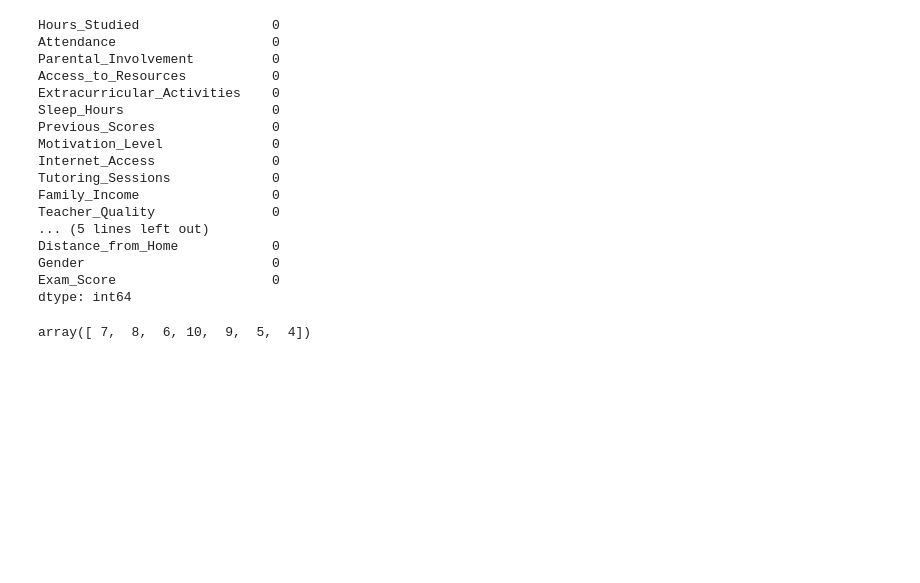
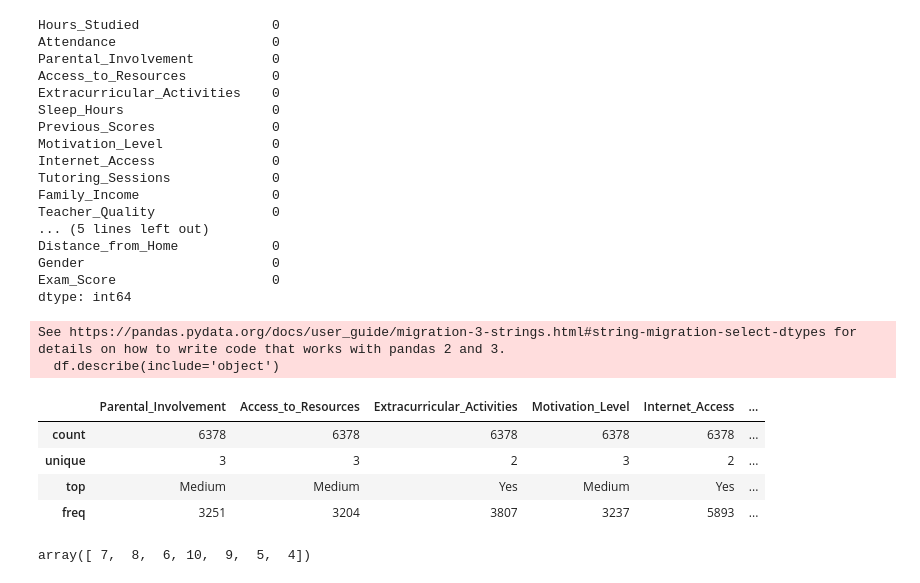
Before and after one commit to Wasiu17/Student_performance, a Jupyter notebook: Student_performance.ipynb, the cells around one changed output. Saved outputs shown, nothing was run; the diff lists cells and outputs as text; code cells hidden in the pictures; blank space fills up the shorter version.

```diff
--- a/Student_performance.ipynb
+++ b/Student_performance.ipynb
@@ -83,4 +83,14 @@ Distance_from_Home            0
 Gender                        0
 Exam_Score                    0
 dtype: int64
+# %%
+df.describe(include='object')
+# %% [output]
+See https://pandas.pydata.org/docs/user_guide/migration-3-strings.html#string-migration-select-dtypes for details on how to write code that works with pandas 2 and 3.
+  df.describe(include='object')
+|  | Parental_Involvement | Access_to_Resources | Extracurricular_Activities | Motivation_Level | Internet_Access | ... |
+| count | 6378 | 6378 | 6378 | 6378 | 6378 | ... |
+| unique | 3 | 3 | 2 | 3 | 2 | ... |
+| top | Medium | Medium | Yes | Medium | Yes | ... |
+| freq | 3251 | 3204 | 3807 | 3237 | 5893 | ... |
 # %%
```
Also changed, not shown: parts of 6 cells of this notebook, 2 other files.
